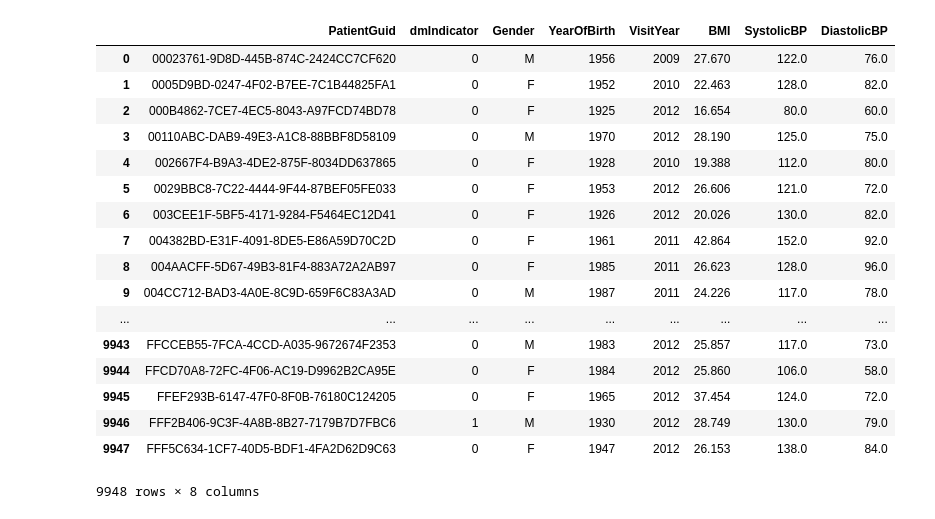
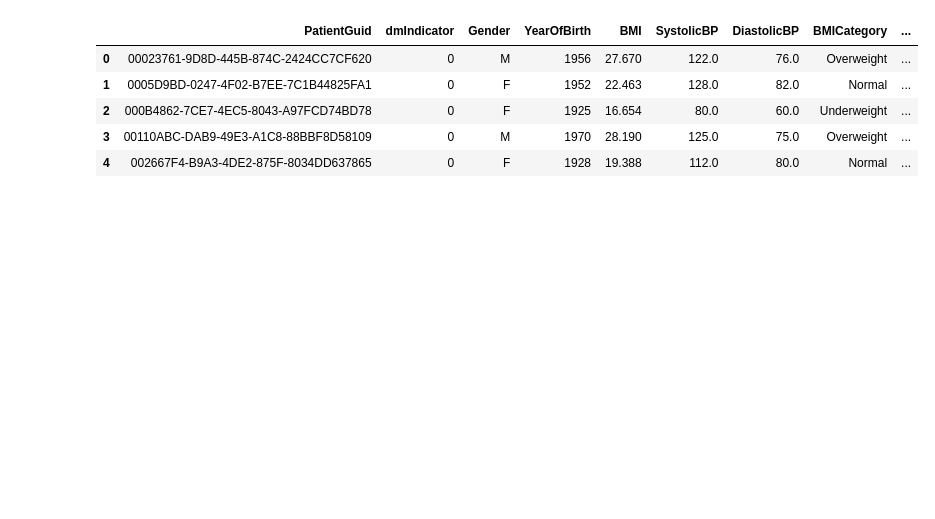
Before and after one commit to robmoore/diabetes-prediction, a Jupyter notebook: Practice Fusion Diabetes Challenge.ipynb, the cells around one changed output. Drawn from its saved outputs; the diff is of its cells as text; code cells hidden in the pictures; blank space fills up the shorter version.

```diff
--- a/Practice Fusion Diabetes Challenge.ipynb
+++ b/Practice Fusion Diabetes Challenge.ipynb
@@ -32,63 +27,48 @@ FROM training_patientTranscript
 # %%
-# Underweight: BMI is less than 18.5.
-# Normal weight: BMI is 18.5 to 24.9.
-# Overweight: BMI is 25 to 29.9.
-# Obese: BMI is 30 or more.
-
+# https://www.cdc.gov/healthyweight/assessing/index.html
 def translateBMI(bmi):
     if bmi <  18.5:
         return "Underweight"
     elif 18.5 <= bmi <= 24.9:
-        return "Normal_Weight"
+        return "Normal"
     elif 25 <= bmi <= 29.9:
         return "Overweight"
-    else
+    else:
         return "Obese"
 
-
-# BLOOD PRESSURE CATEGORY   SYSTOLIC mm Hg  (upper number)	 	DIASTOLIC mm Hg (lower number)
-# NORMAL	                  LESS THAN 120	               and	LESS THAN 80
-# ELEVATED	                120 – 129	                   and	LESS THAN 80
-# HIGH BLOOD PRESSURE
-# (HYPERTENSION) STAGE 1	  130 – 139	                or 80 – 89
-# HIGH BLOOD PRESSURE
-# (HYPERTENSION) STAGE 2	  140 OR HIGHER	            or 90 OR HIGHER
-# HYPERTENSIVE CRISIS
-#                           HIGHER THAN 180	           and/or	HIGHER THAN 120
-
+# https://www.heart.org/HEARTORG/Conditions/HighBloodPressure/KnowYourNumbers/Understanding-Blood-Pressure-Readings_UCM_301764_Article.jsp
 def translateBP(systolicBP, diastolicBP):
     if systolicBP < 120 and diastolicBP < 80:
         return "Normal"
-    elif 120 <= systolicBP <= 129 and diastolicBP < 80:
+    elif systolicBP <= 129 and diastolicBP < 80:
         return "Elevated"
-    elif 130 <= systolicBP <= 130 or 80 <= diastolicBP <= 89:
-        return "Hypertension_Stage_1"
+    elif systolicBP <= 139 or 80 <= diastolicBP <= 89:
+        return "HTN_S1"
     elif 140 <= systolicBP or 90 <= diastolicBP:
-        return "Hypertension_Stage_2"
-    else
+        return "HTN_S2"
+    else:
         return "Hypertensive_Crisis"
 # %%
 patientTranscripts = patientTranscripts.sort_values(['VisitYear'],  ascending=False)
 patientTranscripts = patientTranscripts.groupby('PatientGuid', as_index=False).agg(lambda x: np.nan if x.first_valid_index() is None else x.loc[x.first_valid_index()])
 
-patientTranscripts
+patientTranscripts["Gender"] = patientTranscripts["Gender"].astype('category')
+patientTranscripts["dmIndicator"] = patientTranscripts["dmIndicator"].astype('category')
+
+patientTranscripts['BMICategory'] = patientTranscripts.apply(lambda row: translateBMI(row.BMI), axis=1).astype('category')
+patientTranscripts['BPCategory'] = patientTranscripts.apply(lambda row: translateBP(row.SystolicBP, row.DiastolicBP), axis=1).astype('category')
+
+#patientTranscripts.drop(['VisitYear', 'BMI', 'SystolicBP', 'DiastolicBP'], axis=1, inplace=True)
+patientTranscripts.drop(['VisitYear'], axis=1, inplace=True)
+
+patientTranscripts.dropna(how='any', inplace=True)
+
+patientTranscripts.head()
 # %% [output]
-|  | PatientGuid | dmIndicator | Gender | YearOfBirth | VisitYear | BMI | SystolicBP | DiastolicBP |
-| 0 | 00023761-9D8D-445B-874C-2424CC7CF620 | 0 | M | 1956 | 2009 | 27.670 | 122.0 | 76.0 |
-| 1 | 0005D9BD-0247-4F02-B7EE-7C1B44825FA1 | 0 | F | 1952 | 2010 | 22.463 | 128.0 | 82.0 |
-| 2 | 000B4862-7CE7-4EC5-8043-A97FCD74BD78 | 0 | F | 1925 | 2012 | 16.654 | 80.0 | 60.0 |
-| 3 | 00110ABC-DAB9-49E3-A1C8-88BBF8D58109 | 0 | M | 1970 | 2012 | 28.190 | 125.0 | 75.0 |
-| 4 | 002667F4-B9A3-4DE2-875F-8034DD637865 | 0 | F | 1928 | 2010 | 19.388 | 112.0 | 80.0 |
-| 5 | 0029BBC8-7C22-4444-9F44-87BEF05FE033 | 0 | F | 1953 | 2012 | 26.606 | 121.0 | 72.0 |
-| 6 | 003CEE1F-5BF5-4171-9284-F5464EC12D41 | 0 | F | 1926 | 2012 | 20.026 | 130.0 | 82.0 |
-| 7 | 004382BD-E31F-4091-8DE5-E86A59D70C2D | 0 | F | 1961 | 2011 | 42.864 | 152.0 | 92.0 |
-| 8 | 004AACFF-5D67-49B3-81F4-883A72A2AB97 | 0 | F | 1985 | 2011 | 26.623 | 128.0 | 96.0 |
-| 9 | 004CC712-BAD3-4A0E-8C9D-659F6C83A3AD | 0 | M | 1987 | 2011 | 24.226 | 117.0 | 78.0 |
-| ... | ... | ... | ... | ... | ... | ... | ... | ... |
-| 9943 | FFCCEB55-7FCA-4CCD-A035-9672674F2353 | 0 | M | 1983 | 2012 | 25.857 | 117.0 | 73.0 |
-| 9944 | FFCD70A8-72FC-4F06-AC19-D9962B2CA95E | 0 | F | 1984 | 2012 | 25.860 | 106.0 | 58.0 |
-| 9945 | FFEF293B-6147-47F0-8F0B-76180C124205 | 0 | F | 1965 | 2012 | 37.454 | 124.0 | 72.0 |
-| 9946 | FFF2B406-9C3F-4A8B-8B27-7179B7D7FBC6 | 1 | M | 1930 | 2012 | 28.749 | 130.0 | 79.0 |
-| 9947 | FFF5C634-1CF7-40D5-BDF1-4FA2D62D9C63 | 0 | F | 1947 | 2012 | 26.153 | 138.0 | 84.0 |
+|  | PatientGuid | dmIndicator | Gender | YearOfBirth | BMI | SystolicBP | DiastolicBP | BMICategory | ... |
+| 0 | 00023761-9D8D-445B-874C-2424CC7CF620 | 0 | M | 1956 | 27.670 | 122.0 | 76.0 | Overweight | ... |
+| 1 | 0005D9BD-0247-4F02-B7EE-7C1B44825FA1 | 0 | F | 1952 | 22.463 | 128.0 | 82.0 | Normal | ... |
+| 2 | 000B4862-7CE7-4EC5-8043-A97FCD74BD78 | 0 | F | 1925 | 16.654 | 80.0 | 60.0 | Underweight | ... |
+| 3 | 00110ABC-DAB9-49E3-A1C8-88BBF8D58109 | 0 | M | 1970 | 28.190 | 125.0 | 75.0 | Overweight | ... |
+| 4 | 002667F4-B9A3-4DE2-875F-8034DD637865 | 0 | F | 1928 | 19.388 | 112.0 | 80.0 | Normal | ... |
-9948 rows × 8 columns
 # %%
```
Also changed, not shown: parts of 2 cells of this notebook, 1 other file.
